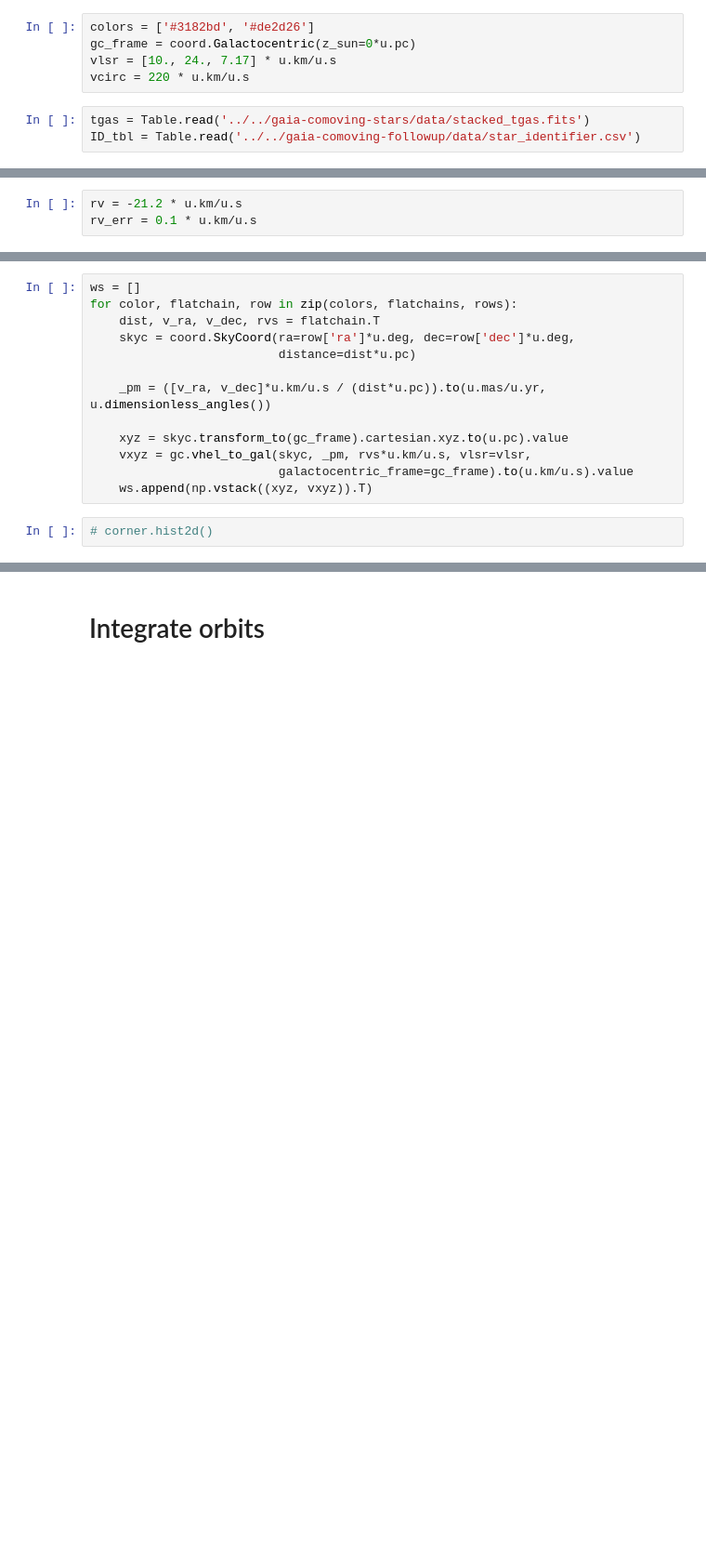
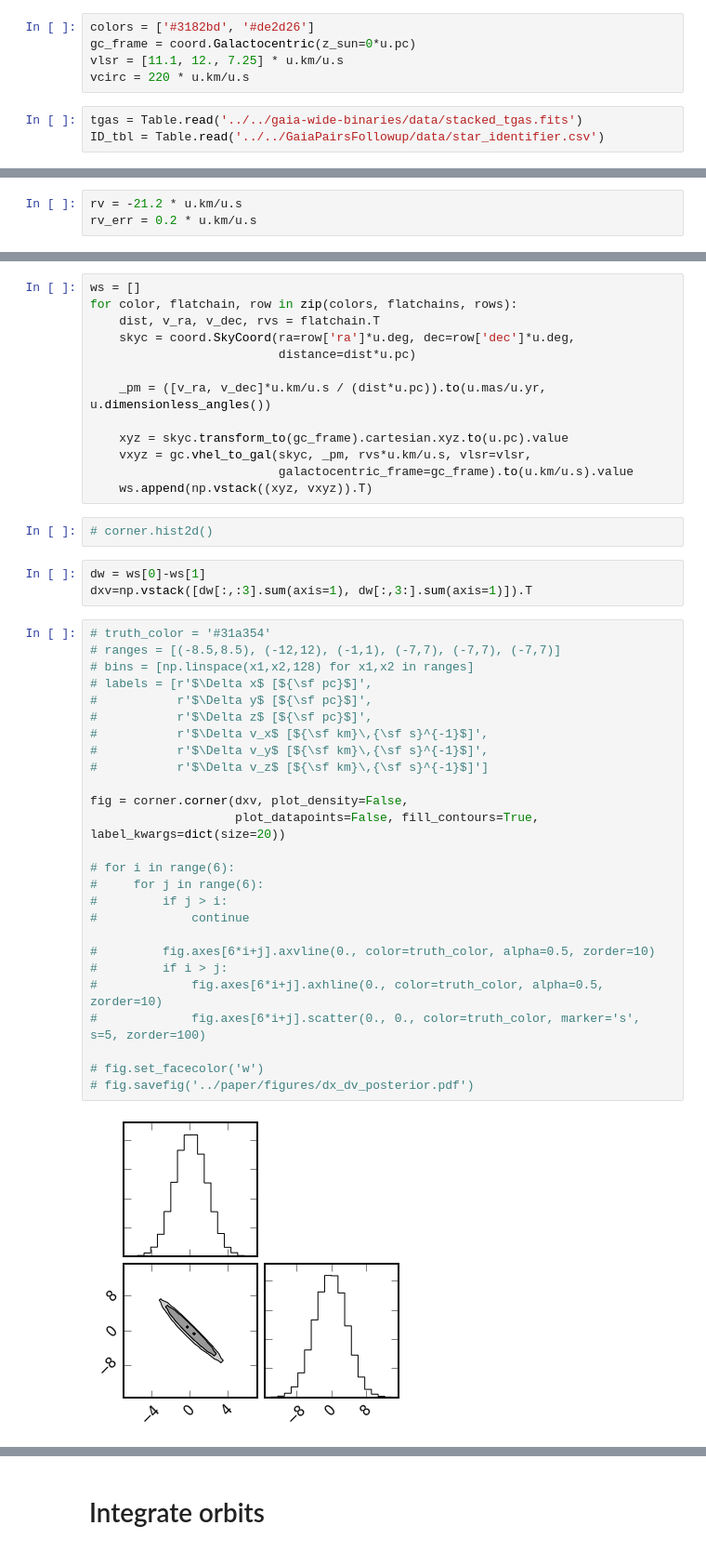
Before and after one commit to smoh/Group1199, a Jupyter notebook: notebooks/Kinematics.ipynb, the cells around one changed output, grey strips where cells are left out. Shown at 93% size. Cells and saved outputs as stored; diff of their text form; blank space fills up the shorter version.

Commit message:
record plotting

```diff
--- a/notebooks/Kinematics.ipynb
+++ b/notebooks/Kinematics.ipynb
@@ -20,8 +20,8 @@ from gala.units import galactic
 # %%
 colors = ['#3182bd', '#de2d26']
 gc_frame = coord.Galactocentric(z_sun=0*u.pc)
-vlsr = [10., 24., 7.17] * u.km/u.s
+vlsr = [11.1, 12., 7.25] * u.km/u.s
 vcirc = 220 * u.km/u.s
 # %%
-tgas = Table.read('../../gaia-comoving-stars/data/stacked_tgas.fits')
-ID_tbl = Table.read('../../gaia-comoving-followup/data/star_identifier.csv')
+tgas = Table.read('../../gaia-wide-binaries/data/stacked_tgas.fits')
+ID_tbl = Table.read('../../GaiaPairsFollowup/data/star_identifier.csv')
@@ -126,7 +139,7 @@ class ProbModel(object):
         return self.ln_posterior(pars)
 # %%
 rv = -21.2 * u.km/u.s
-rv_err = 0.1 * u.km/u.s
+rv_err = 0.2 * u.km/u.s
 # %%
 nwalkers = 32
 
@@ -189,4 +204,35 @@ for color, flatchain, row in zip(colors, flatchains, rows):
     ws.append(np.vstack((xyz, vxyz)).T)
 # %%
 # corner.hist2d()
+# %%
+dw = ws[0]-ws[1]
+dxv=np.vstack([dw[:,:3].sum(axis=1), dw[:,3:].sum(axis=1)]).T
+# %%
+# truth_color = '#31a354'
+# ranges = [(-8.5,8.5), (-12,12), (-1,1), (-7,7), (-7,7), (-7,7)]
+# bins = [np.linspace(x1,x2,128) for x1,x2 in ranges]
+# labels = [r'$\Delta x$ [${\sf pc}$]',
+#           r'$\Delta y$ [${\sf pc}$]',
+#           r'$\Delta z$ [${\sf pc}$]',
+#           r'$\Delta v_x$ [${\sf km}\,{\sf s}^{-1}$]',
+#           r'$\Delta v_y$ [${\sf km}\,{\sf s}^{-1}$]',
+#           r'$\Delta v_z$ [${\sf km}\,{\sf s}^{-1}$]']
+
+fig = corner.corner(dxv, plot_density=False,
+                    plot_datapoints=False, fill_contours=True, label_kwargs=dict(size=20))
+
+# for i in range(6):
+#     for j in range(6):
+#         if j > i:
+#             continue
+
+#         fig.axes[6*i+j].axvline(0., color=truth_color, alpha=0.5, zorder=10)
+#         if i > j:
+#             fig.axes[6*i+j].axhline(0., color=truth_color, alpha=0.5, zorder=10)
+#             fig.axes[6*i+j].scatter(0., 0., color=truth_color, marker='s', s=5, zorder=100)
+
+# fig.set_facecolor('w')
+# fig.savefig('../paper/figures/dx_dv_posterior.pdf')
+# %% [output]
+[figure, added]
 # %%
```
Also changed, not shown: parts of 9 cells of this notebook.
